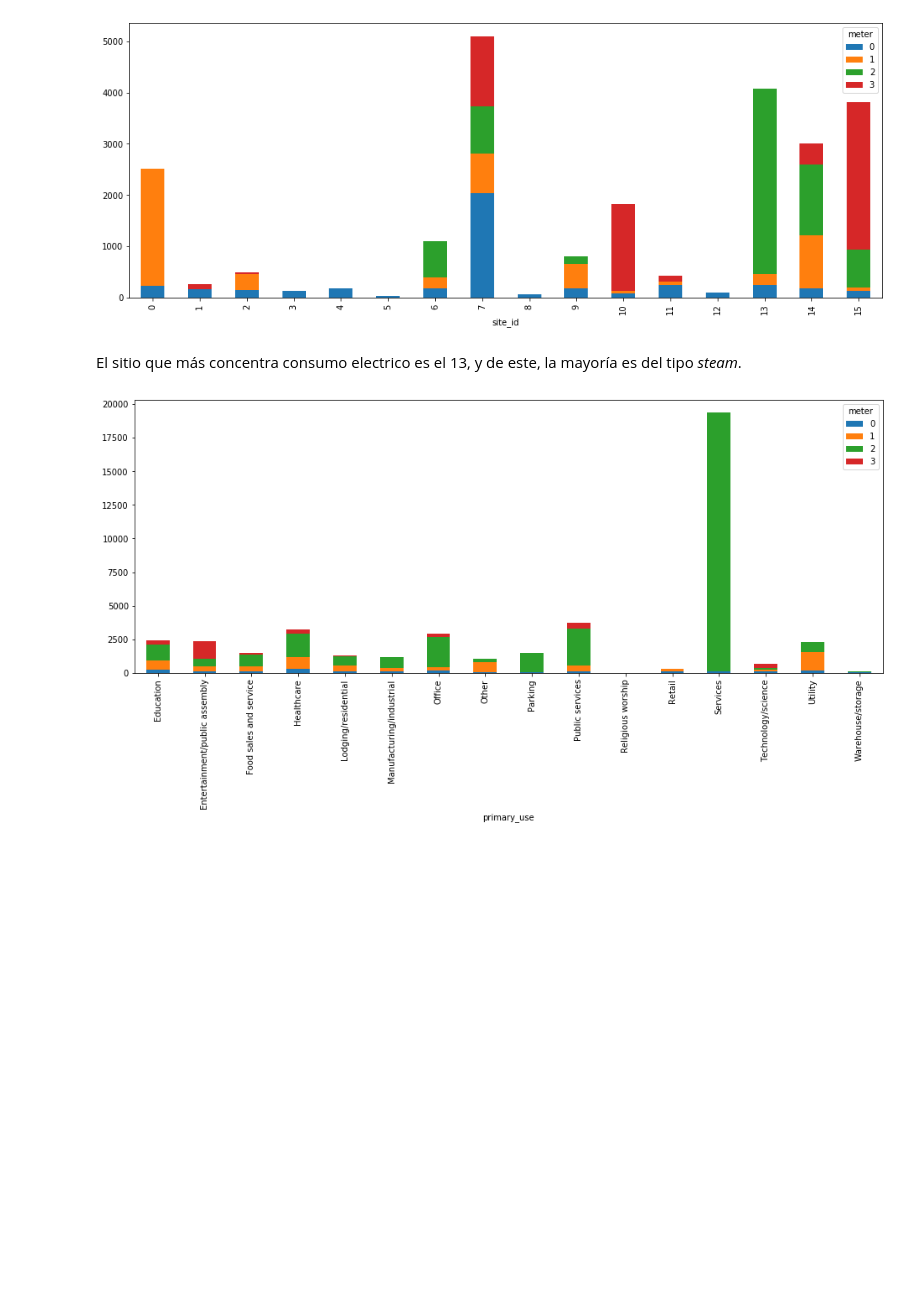
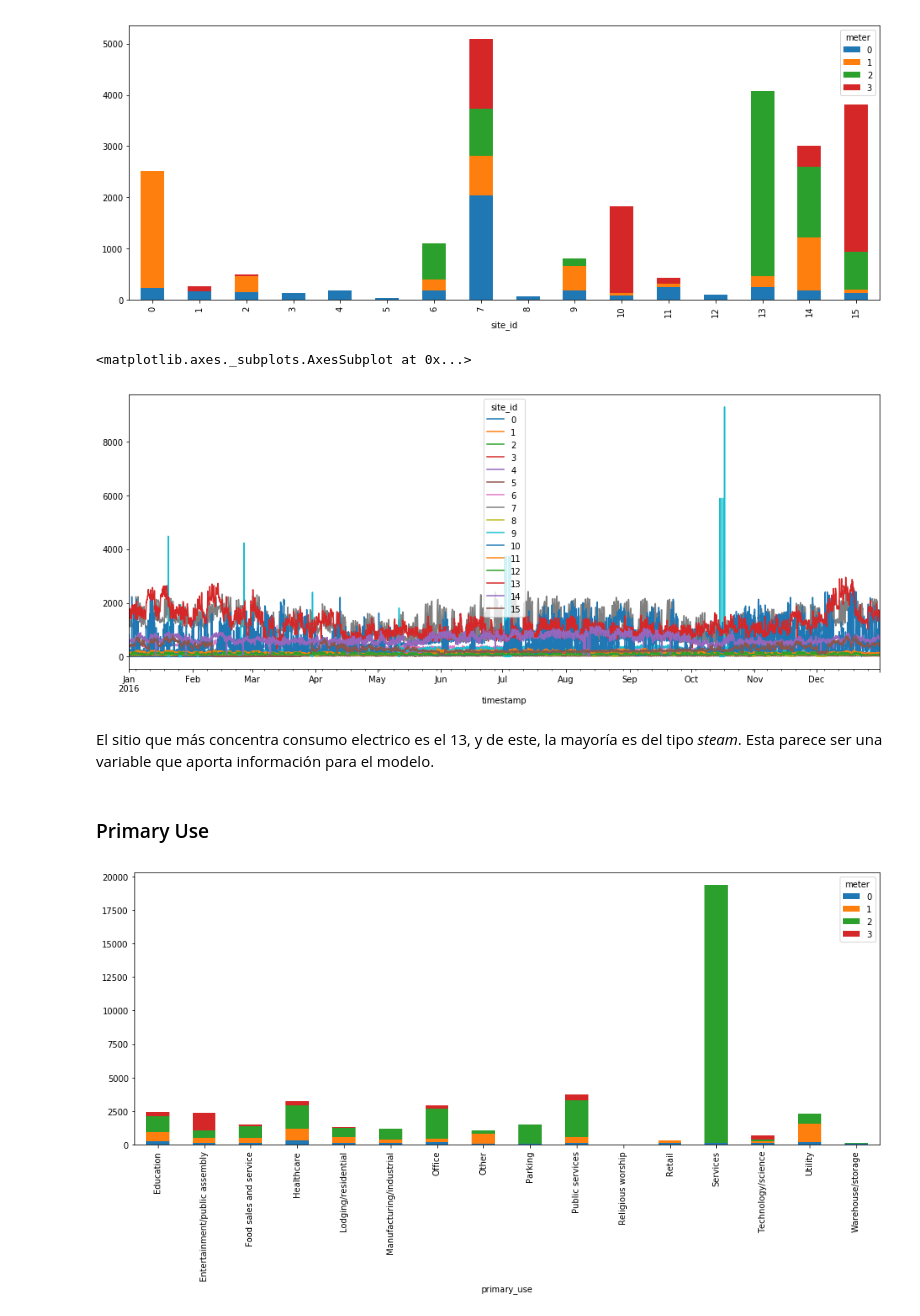
Before and after one commit to brunocgf/ASHRAE-GreatEnergyPredictorIII, a Jupyter notebook: EDA.ipynb, the cells around one changed output. Drawn from its saved outputs; the diff is of its cells as text; code cells hidden in the pictures; blank space fills up the shorter version.

```diff
--- a/EDA.ipynb
+++ b/EDA.ipynb
@@ -273,8 +277,15 @@ tidy_train.loc[:,['meter','site_id','meter_reading']].pivot_table(values='meter_
 plt.show()
 # %% [output]
 [figure]
+# %%
+tidy_train.loc[:,['timestamp','site_id','meter_reading']].pivot_table(values='meter_reading',index='timestamp',columns='site_id',aggfunc=np.mean).plot(figsize = (16,6))
+# %% [output]
+<matplotlib.axes._subplots.AxesSubplot at 0x...>
+[figure, added]
 # %% [markdown]
-El sitio que más concentra consumo electrico es el 13, y de este, la mayoría es del tipo *steam*.
+El sitio que más concentra consumo electrico es el 13, y de este, la mayoría es del tipo *steam*. Esta parece ser una variable que aporta información para el modelo.
+# %% [markdown]
+### Primary Use
 # %%
 tidy_train.loc[:,['meter','primary_use','meter_reading']].pivot_table(values='meter_reading',index='primary_use',columns='meter',aggfunc=np.mean).plot.bar(stacked=True,figsize = (16,6))
 plt.show()
```
Also changed, not shown: parts of 68 cells of this notebook.
